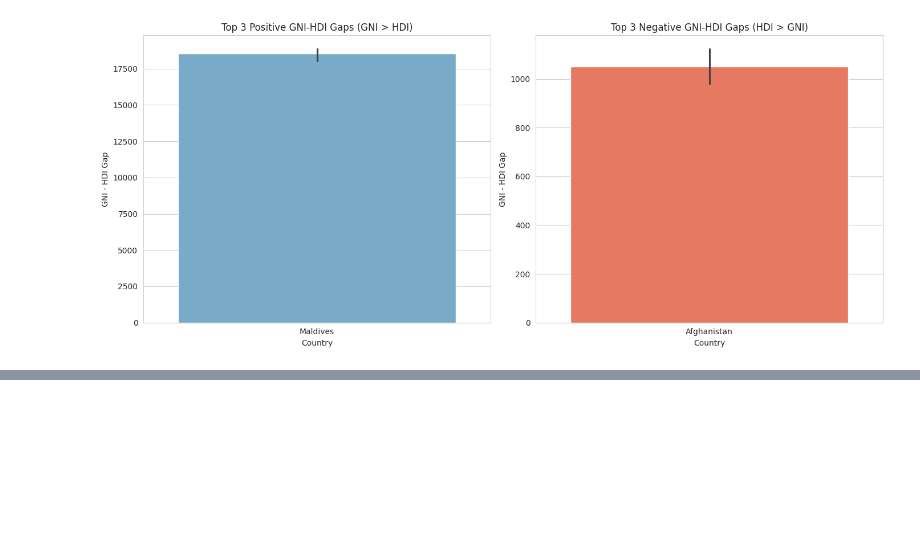
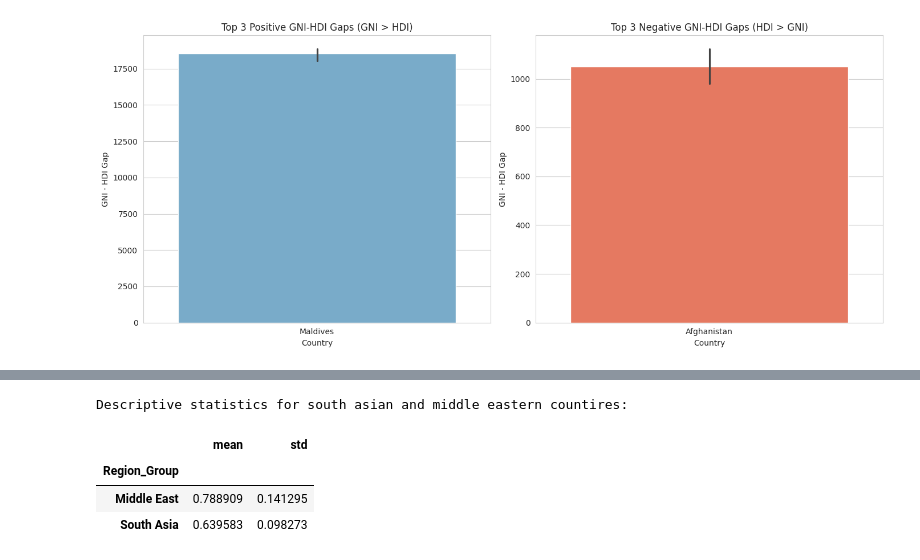
Before and after one commit to soupdoumplings/5CS037-Assignment1-HDI-Analysis--UjwalShrestha-, a Jupyter notebook: np03cs4a240006_UjwalShrestha.ipynb, the cells around one changed output, grey strips where cells are left out. Saved outputs shown, nothing was run; the diff lists cells and outputs as text; code cells hidden in the pictures; blank space fills up the shorter version.

```diff
--- a/np03cs4a240006_UjwalShrestha.ipynb
+++ b/np03cs4a240006_UjwalShrestha.ipynb
@@ -858,0 +875,20 @@ Middle Eastern Countries Data for 2020-2022:
+# %%
+combined_region = pd.concat(
+    [south_asia_df_2020_22, middle_east_df_2020_22],
+    ignore_index=True
+)
+
+# Descriptive statistics: mean and standard deviation
+region_stats = (
+    combined_region.groupby('Region_Group')['hdi'].
+    describe()[['mean', 'std']]
+)
+
+print("Descriptive statistics for south asian and middle eastern countires:")
+display(region_stats)
+# %% [output]
+Descriptive statistics for south asian and middle eastern countires:
+|  | mean | std |
+| Region_Group |  |  |
+| Middle East | 0.788909 | 0.141295 |
+| South Asia | 0.639583 | 0.098273 |
```
Also changed, not shown: parts of 7 cells of this notebook.
